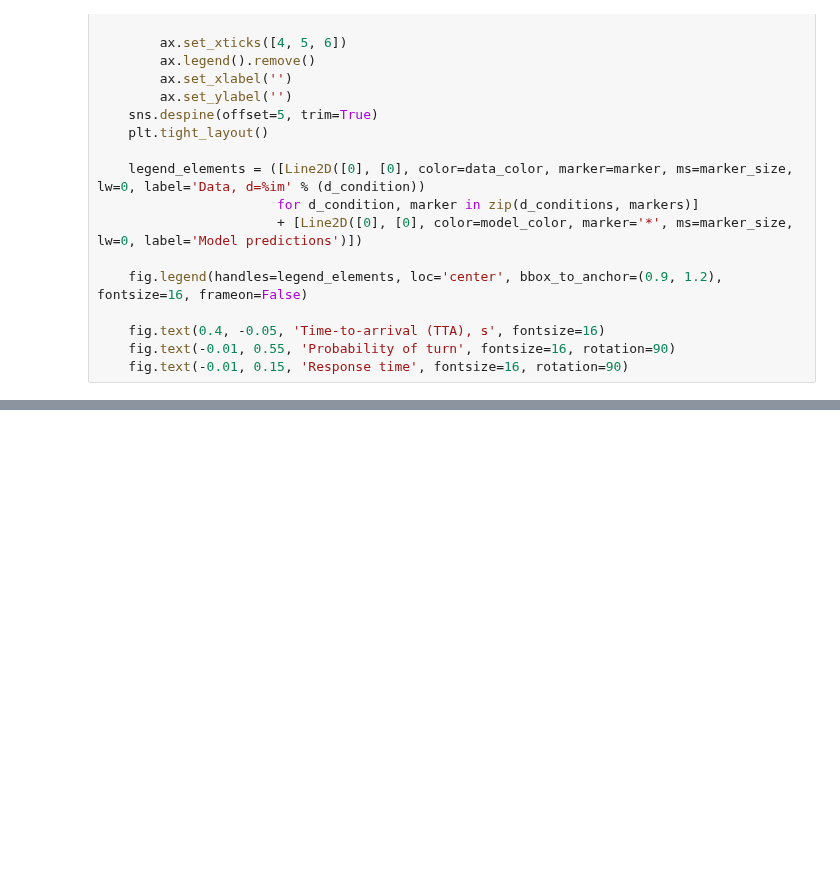
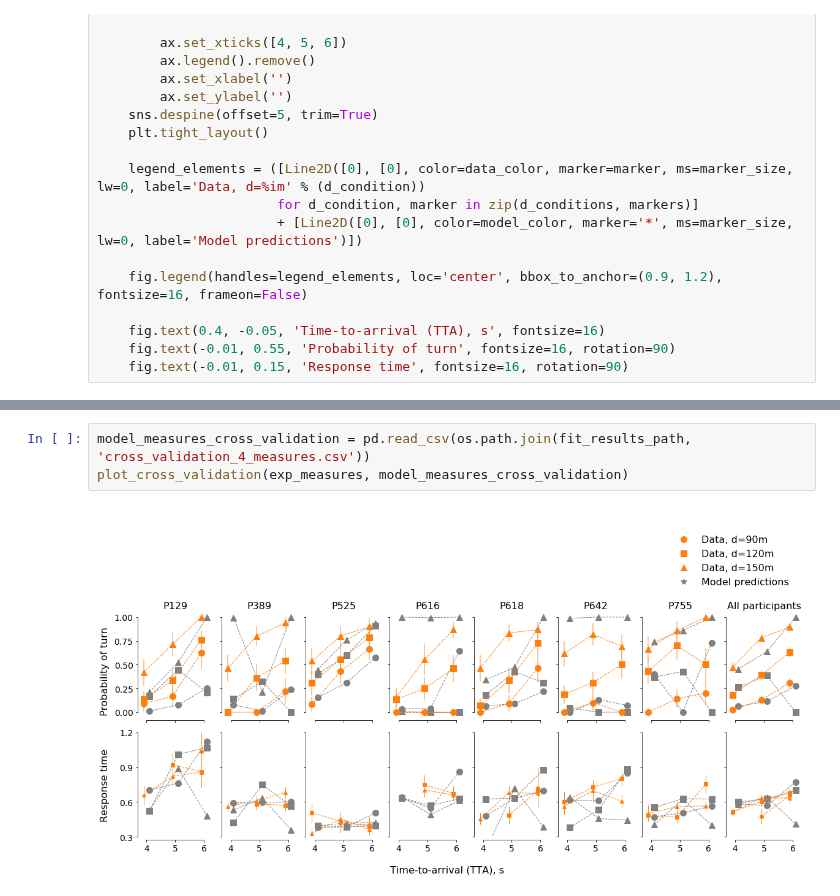
Before and after one commit to cherepaha/evidence_accumulation_in_gap_acceptance, a Jupyter notebook: data_and_model_analysis/paper_figures.ipynb, the cells around one changed output, grey strips where cells are left out. Drawn from its saved outputs; the diff is of its cells as text; blank space fills up the shorter version.

```diff
--- a/data_and_model_analysis/paper_figures.ipynb
+++ b/data_and_model_analysis/paper_figures.ipynb
@@ -386,3 +444,8 @@ plot_cross_validation(exp_measures, model_measures)
 plt.savefig('../output/fig_cross_validation.png', bbox_inches='tight')
 # %% [output]
 [figure]
+# %%
+model_measures_cross_validation = pd.read_csv(os.path.join(fit_results_path, 'cross_validation_4_measures.csv'))
+plot_cross_validation(exp_measures, model_measures_cross_validation)
+# %% [output]
+[figure, added]
```
Also changed, not shown: parts of 4 cells of this notebook, 6 other files.
